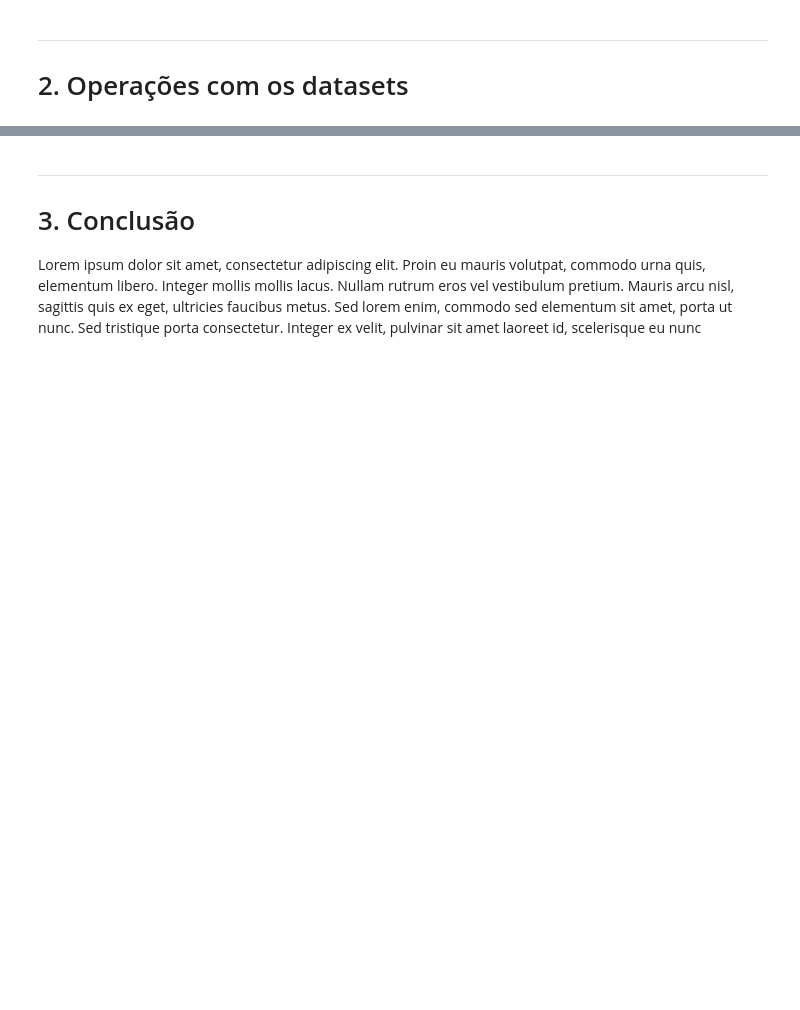
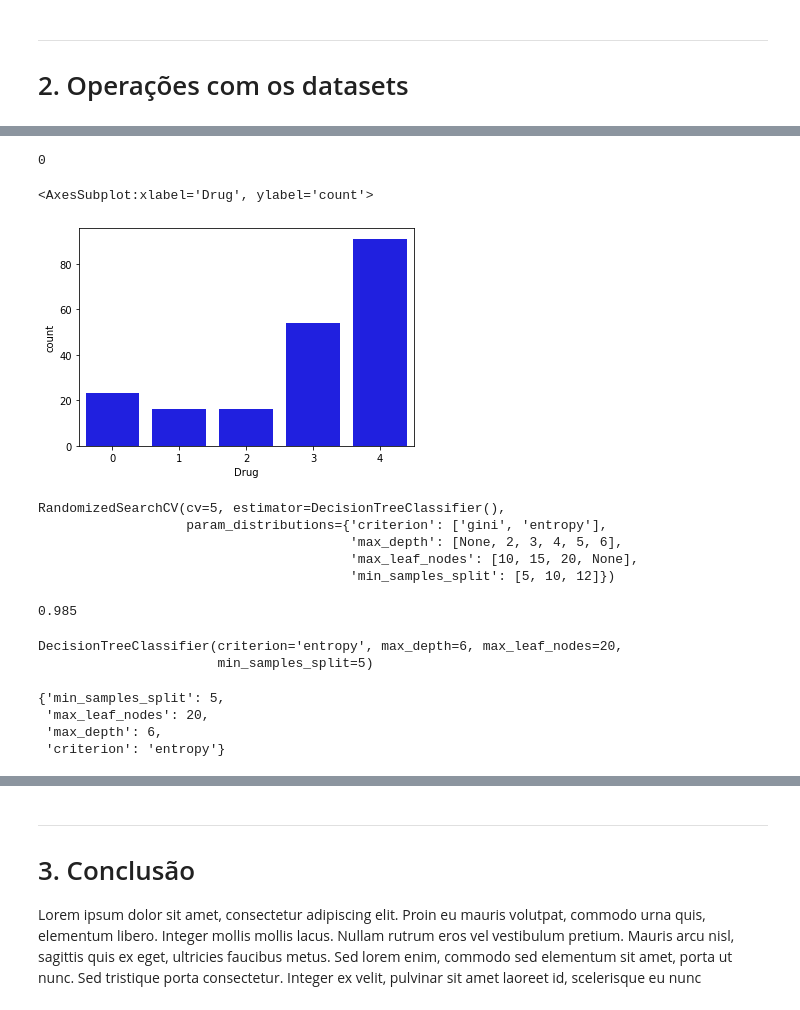
Before and after one commit to RodrigoTRS/machine-learning-SCC0530, a Jupyter notebook: notebook_relatorio.ipynb, the cells around one changed output, grey strips where cells are left out. Saved outputs shown, nothing was run; the diff lists cells and outputs as text; code cells hidden in the pictures; blank space fills up the shorter version.

Commit message:
First dataset

```diff
--- a/notebook_relatorio.ipynb
+++ b/notebook_relatorio.ipynb
@@ -47,0 +63,6 @@ O relatório a seguir será composto da seguinte forma para cada um dos datasets
+# %%
+# 2.1.2. - Operações com o dataset
+
+# Importante e imprimindo dataset
+df = pd.read_csv('data/dataset_1/drug200.csv', sep=',', na_values='?')
+df
@@ -47,0 +83,7 @@ O relatório a seguir será composto da seguinte forma para cada um dos datasets
+# %%
+# Pré-processamentos
+
+# Primeiro os dados serão divididos entre colunas numéricas e não númericas
+not_numeric = df.iloc[:, [1,2,3,5]]
+numeric = df.iloc[:,[0, 4]]
+not_numeric
@@ -47,0 +104,8 @@ O relatório a seguir será composto da seguinte forma para cada um dos datasets
+# %%
+# Agora será utilizado o label encoder para transformar as colunas da tabela "not_numeric"
+
+enc_not_numeric = not_numeric.copy()
+for col in not_numeric.columns:
+    lb = LabelEncoder()
+    enc_not_numeric[col] = lb.fit_transform(not_numeric[col].values)
+enc_not_numeric
@@ -47,0 +126,5 @@ O relatório a seguir será composto da seguinte forma para cada um dos datasets
+# %%
+# E por fim os dados serão concetenados novamente na tabela
+
+data = pd.concat([numeric, enc_not_numeric], axis = 1)
+data
@@ -47,0 +181,11 @@ O relatório a seguir será composto da seguinte forma para cada um dos datasets
+# %%
+# Cheacando por dados duplicados
+data.duplicated().sum()
+# %% [output]
+0
+# %%
+# Visualizado o dado alvo (resposta a ser obtida)
+sns.countplot(x = data['Drug'], color= 'blue')
+# %% [output]
+<AxesSubplot:xlabel='Drug', ylabel='count'>
+[figure, added]
@@ -47,0 +196,42 @@ O relatório a seguir será composto da seguinte forma para cada um dos datasets
+# %%
+
+## 2.1.4 - Utilização das validações cruzadas
+
+# Construção do modelo para árvore de decisão
+clf = DecisionTreeClassifier()
+
+# Definição dos parâmetros para validação cruzada
+param_dist = {'max_depth': [None, 2, 3, 4, 5, 6],
+             'criterion': ['gini', 'entropy'],
+             'min_samples_split': [5, 10, 12],
+             'max_leaf_nodes': [10, 15, 20, None]}
+
+rcv = RandomizedSearchCV(clf, param_distributions = param_dist, n_iter = 10, cv = 5)
+rcv.fit(X, y)
+# %% [output]
+RandomizedSearchCV(cv=5, estimator=DecisionTreeClassifier(),
+                   param_distributions={'criterion': ['gini', 'entropy'],
+                                        'max_depth': [None, 2, 3, 4, 5, 6],
+                                        'max_leaf_nodes': [10, 15, 20, None],
+                                        'min_samples_split': [5, 10, 12]})
+# %%
+## 2.1.5 - Aplicação dos algoritmos de classificação
+
+# Melhor acurácia de algoritmo de classificação
+rcv.best_score_
+# %% [output]
+0.985
+# %%
+# Melhor algoritmo de classificação
+rcv.best_estimator_
+# %% [output]
+DecisionTreeClassifier(criterion='entropy', max_depth=6, max_leaf_nodes=20,
+                       min_samples_split=5)
+# %%
+# Melhores parâmetros para classificação
+rcv.best_params_
+# %% [output]
+{'min_samples_split': 5,
+ 'max_leaf_nodes': 20,
+ 'max_depth': 6,
+ 'criterion': 'entropy'}
```
Also changed, not shown: parts of 22 cells of this notebook, 6 other files.
